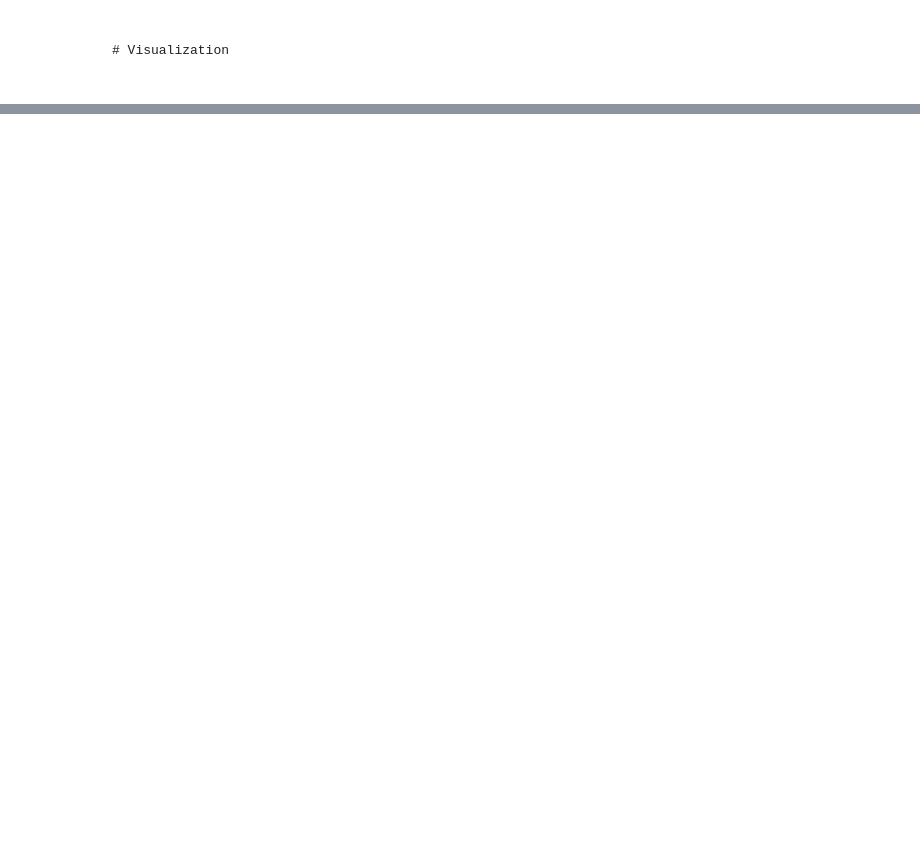
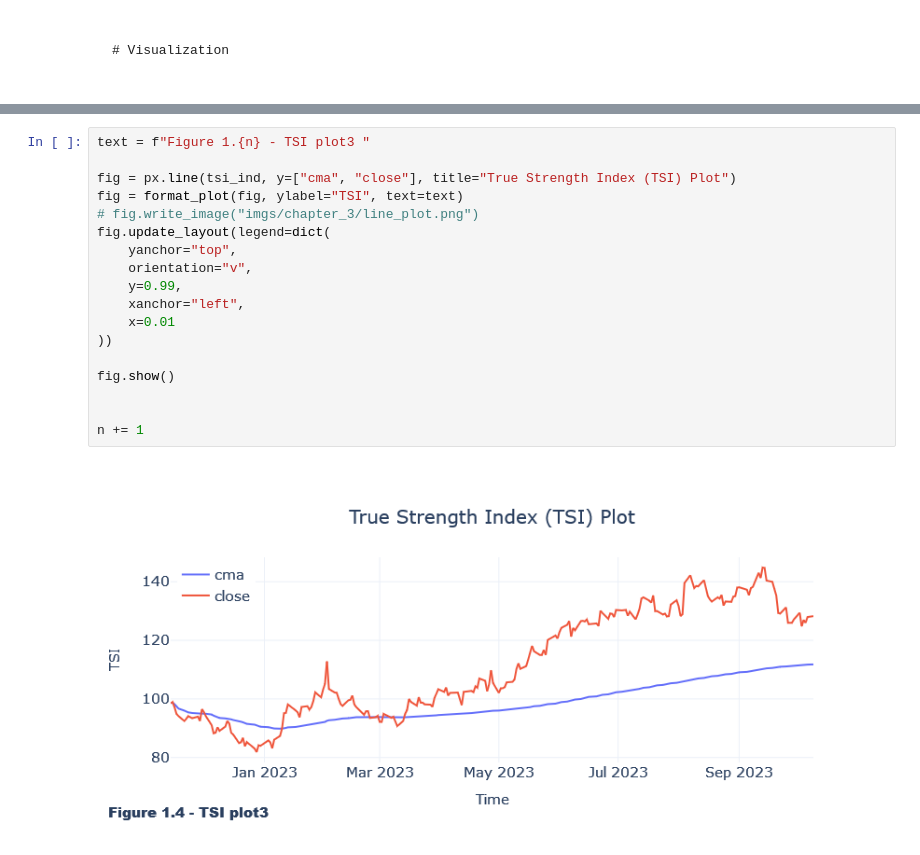
Before and after one commit to jocoder22/FinIndicators, a Jupyter notebook: TSI.ipynb, the cells around one changed output, grey strips where cells are left out. Saved outputs shown, nothing was run; the diff lists cells and outputs as text; blank space fills up the shorter version.

```diff
--- a/TSI.ipynb
+++ b/TSI.ipynb
@@ -180,0 +264,20 @@ n += 1
+# %%
+text = f"Figure 1.{n} - TSI plot3 "
+
+fig = px.line(tsi_ind, y=["cma", "close"], title="True Strength Index (TSI) Plot")
+fig = format_plot(fig, ylabel="TSI", text=text)
+# fig.write_image("imgs/chapter_3/line_plot.png")
+fig.update_layout(legend=dict(
+    yanchor="top",
+    orientation="v",
+    y=0.99,
+    xanchor="left",
+    x=0.01
+))
+
+fig.show()
+
+
+n += 1
+# %% [output]
+[figure, added]
```
Also changed, not shown: parts of 13 cells of this notebook.
